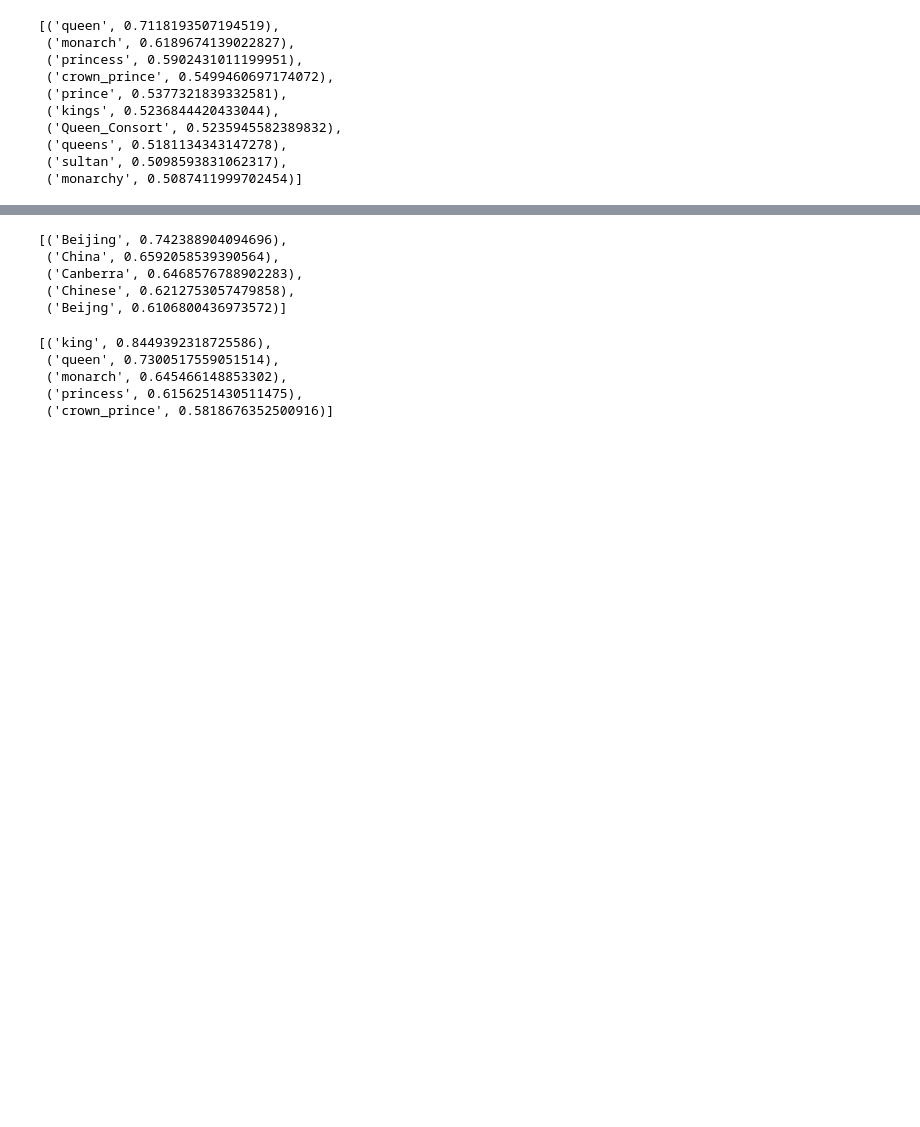
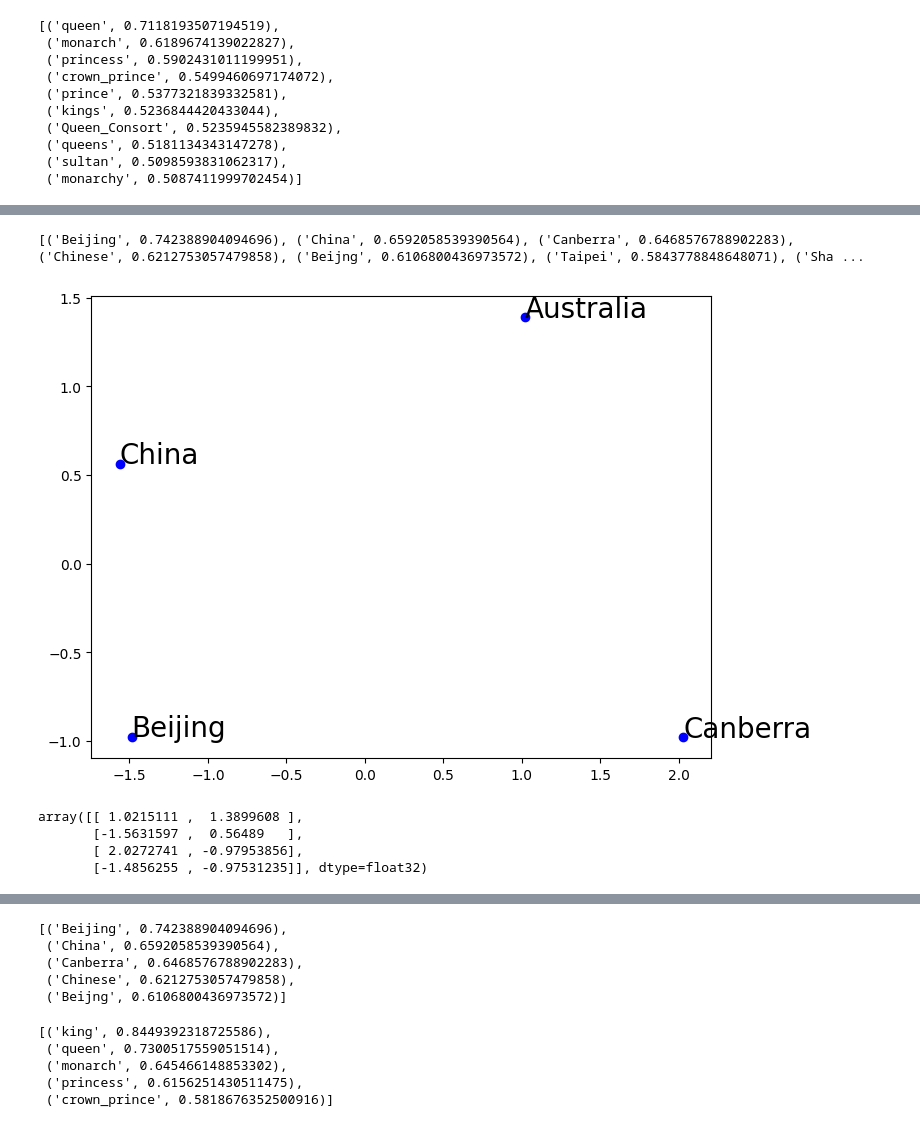
Before and after one commit to lbluett/PyCon-2024, a Jupyter notebook: code/Embeddings Presentation Demo.ipynb, the cells around one changed output, grey strips where cells are left out. Cells and saved outputs as stored; diff of their text form; code cells hidden in the pictures; blank space fills up the shorter version.

```diff
--- a/code/Embeddings Presentation Demo.ipynb
+++ b/code/Embeddings Presentation Demo.ipynb
@@ -94,0 +98,35 @@ plt.show()
+# %%
+# Words to visualize
+words = ['Australia', 'China', 'Canberra', 'Beijing']
+
+# Extract the word vectors
+vectors = np.array([model[word] for word in words])
+
+print(model.most_similar([result_vector]))
+
+# Reduce dimensionality to 2D using PCA
+pca = PCA(n_components=2)
+
+reduced_vectors = pca.fit_transform(vectors)
+
+pca_components = pca.components_
+pca_mean = pca.mean_
+
+# Plotting
+plt.figure(figsize=(8, 6))
+plt.scatter(reduced_vectors[:, 0], reduced_vectors[:, 1], color='blue')
+
+for i, word in enumerate(words):
+    plt.annotate(word, (reduced_vectors[i, 0], reduced_vectors[i, 1]), fontsize=20)
+
+plt.show()
+# %% [output]
+[('Beijing', 0.742388904094696), ('China', 0.6592058539390564), ('Canberra', 0.6468576788902283), ('Chinese', 0.6212753057479858), ('Beijng', 0.6106800436973572), ('Taipei', 0.5843778848648071), ('Sha ...
+[figure, added]
+# %%
+project_new_vector(result_vector)
+# %% [output]
+array([[ 1.0215111 ,  1.3899608 ],
+       [-1.5631597 ,  0.56489   ],
+       [ 2.0272741 , -0.97953856],
+       [-1.4856255 , -0.97531235]], dtype=float32)
```
Also changed, not shown: parts of 9 cells of this notebook, 1 other file.
